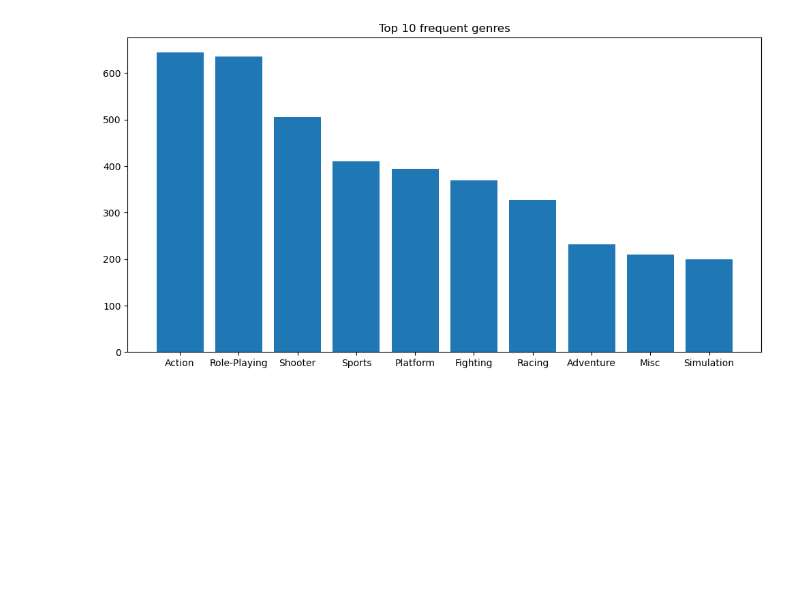
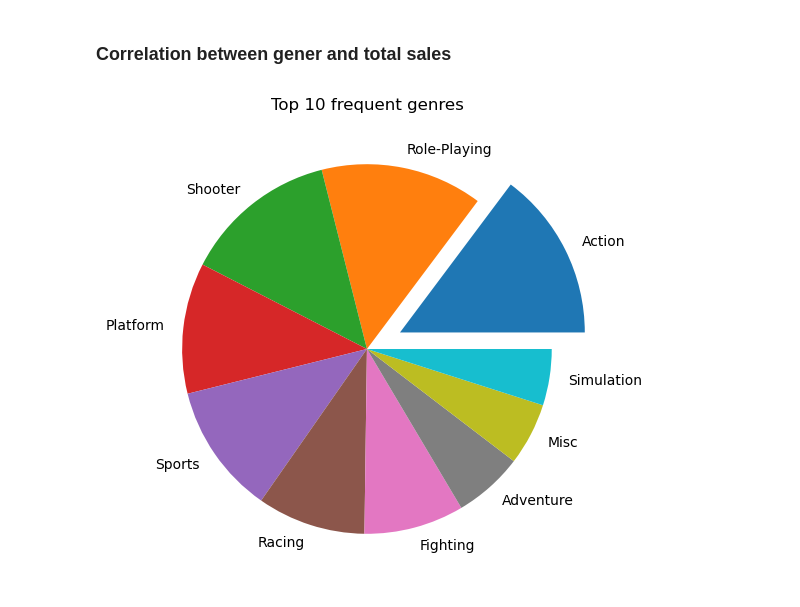
Before and after one commit to oshri1997/Games_Data_Science, a Jupyter notebook: EDA.ipynb, the cells around one changed output. Cells and saved outputs as stored; diff of their text form; code cells hidden in the pictures; blank space fills up the shorter version.

Commit message:
Add some plots to EDA

```diff
--- a/EDA.ipynb
+++ b/EDA.ipynb
@@ -25,11 +25,14 @@ df
+# %% [markdown]
+### Correlation between gener and total sales
 # %%
 counts = df['Genre'].value_counts()
-
 fig, ax = plt.subplots(figsize=(12,6))
 top_10 = counts[:10] # here we get the most frequent genres in the data set
 top_Generes=list(top_10.keys())
-plt.bar(range(10), top_10.values, align='center', tick_label=top_Generes);
 plt.title("Top 10 frequent genres");
+myexplode = [0.2, 0, 0, 0,0,0,0,0,0,0]
+plt.pie(top_10.values,labels =top_Generes,explode=myexplode)
+plt.show()
 # %% [output]
-[figure, old version]
+[figure, new version]
 # %%
```
Also changed, not shown: parts of 15 cells of this notebook, 1 other file.
